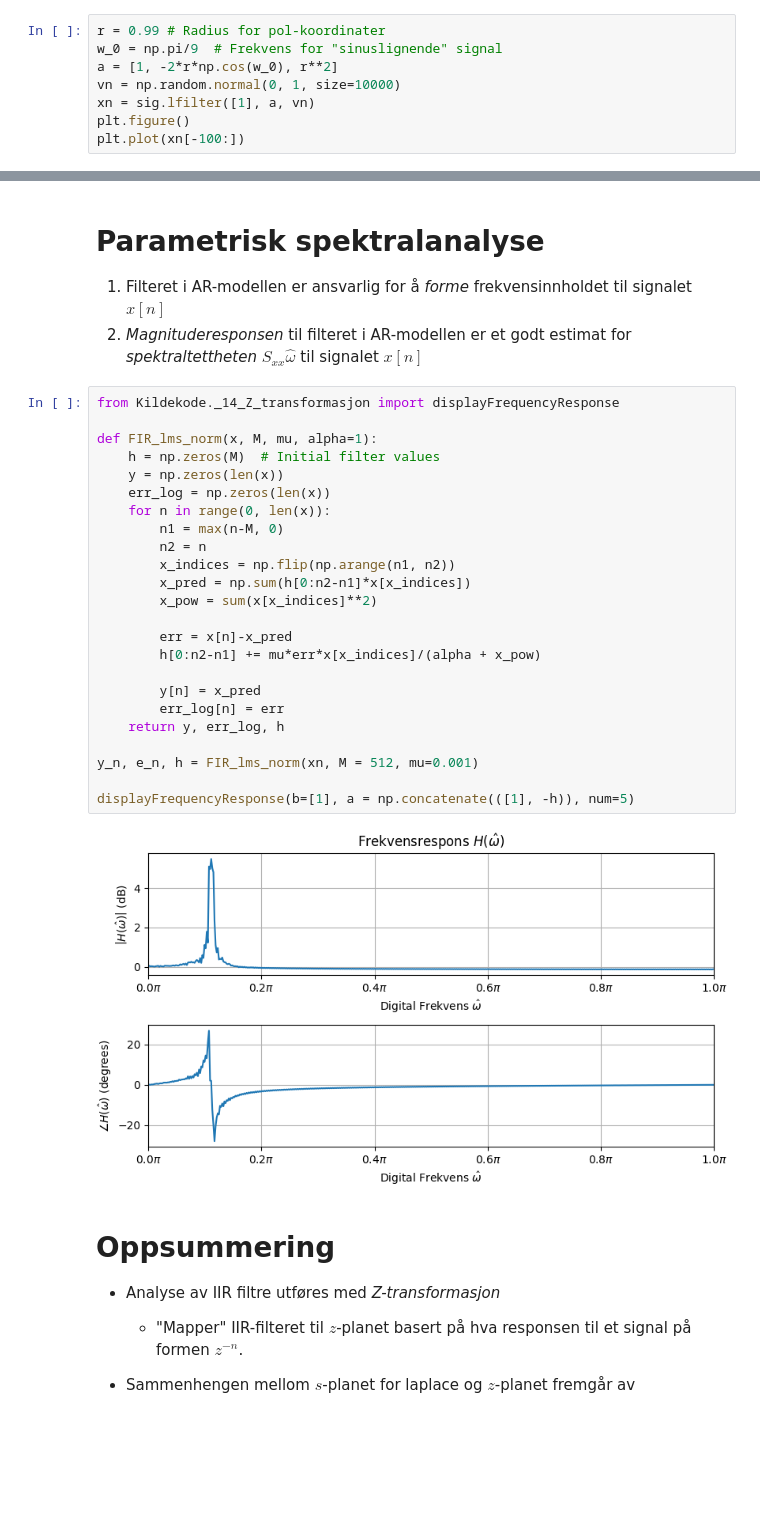
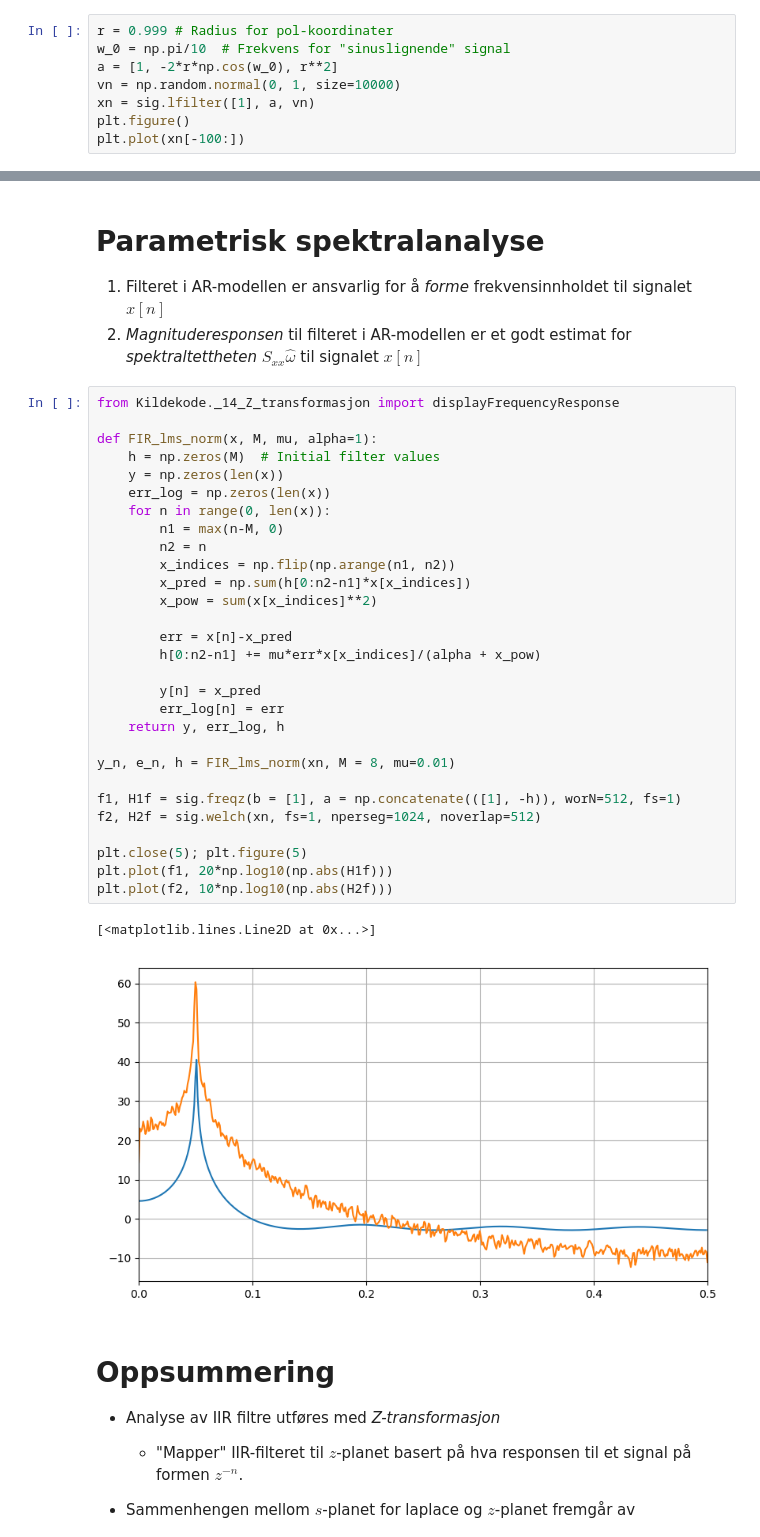
Before and after one commit to kaierih/AIS2201_Lecture_Notes, a Jupyter notebook: 18_Z-transform.ipynb, the cells around one changed output, grey strips where cells are left out. Saved outputs shown, nothing was run; the diff lists cells and outputs as text; blank space fills up the shorter version.

```diff
--- a/18_Z-transform.ipynb
+++ b/18_Z-transform.ipynb
@@ -279,8 +274,8 @@ $$x[n] = v[n] - \sum_{k=1}^{M}a_k \cdot x[n-k], \ \ \ v[n] \sim \mathcal{N}(\mu,
 
 * $a_k$ er *nesten* koeffisientene til en andreordens oscillator (poler like innenfor enhetssirkelen)
 # %%
-r = 0.99 # Radius for pol-koordinater
-w_0 = np.pi/9  # Frekvens for "sinuslignende" signal
+r = 0.999 # Radius for pol-koordinater
+w_0 = np.pi/10  # Frekvens for "sinuslignende" signal
 a = [1, -2*r*np.cos(w_0), r**2]
 vn = np.random.normal(0, 1, size=10000)
 xn = sig.lfilter([1], a, vn)
@@ -305,29 +300,35 @@ plt.plot(xn[-100:])
 # %%
 from Kildekode._14_Z_transformasjon import displayFrequencyResponse
 
 def FIR_lms_norm(x, M, mu, alpha=1):
     h = np.zeros(M)  # Initial filter values
     y = np.zeros(len(x))
     err_log = np.zeros(len(x))
     for n in range(0, len(x)):
         n1 = max(n-M, 0)
         n2 = n
         x_indices = np.flip(np.arange(n1, n2))
         x_pred = np.sum(h[0:n2-n1]*x[x_indices])
         x_pow = sum(x[x_indices]**2)
 
         err = x[n]-x_pred
         h[0:n2-n1] += mu*err*x[x_indices]/(alpha + x_pow)
 
         y[n] = x_pred
         err_log[n] = err
     return y, err_log, h
 
-y_n, e_n, h = FIR_lms_norm(xn, M = 512, mu=0.001)
+y_n, e_n, h = FIR_lms_norm(xn, M = 8, mu=0.01)
 
-displayFrequencyResponse(b=[1], a = np.concatenate(([1], -h)), num=5)
+f1, H1f = sig.freqz(b = [1], a = np.concatenate(([1], -h)), worN=512, fs=1)
+f2, H2f = sig.welch(xn, fs=1, nperseg=1024, noverlap=512)
+
+plt.close(5); plt.figure(5)
+plt.plot(f1, 20*np.log10(np.abs(H1f)))
+plt.plot(f2, 10*np.log10(np.abs(H2f)))
 # %% [output]
+[<matplotlib.lines.Line2D at 0x...>]
-[figure, old version]
+[figure, new version]
 # %% [markdown]
 # Oppsummering
 
```
Also changed, not shown: parts of 15 cells of this notebook, 8 other files.
